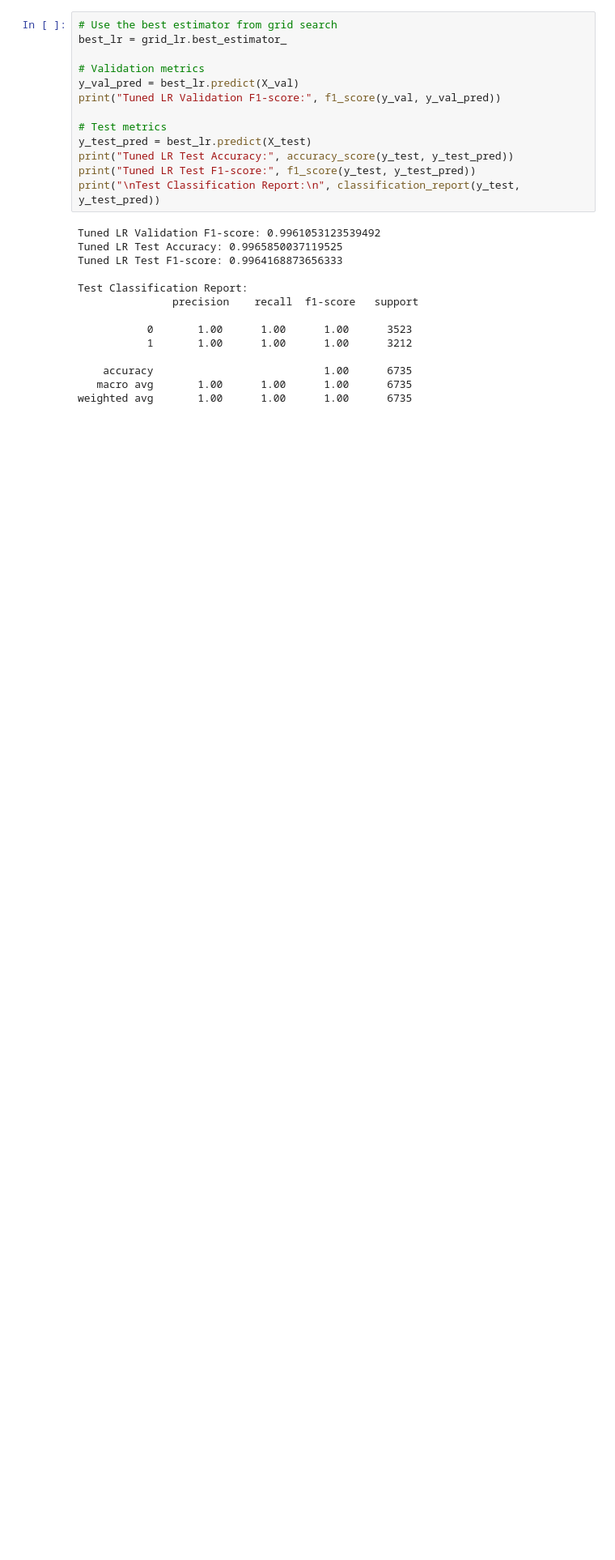
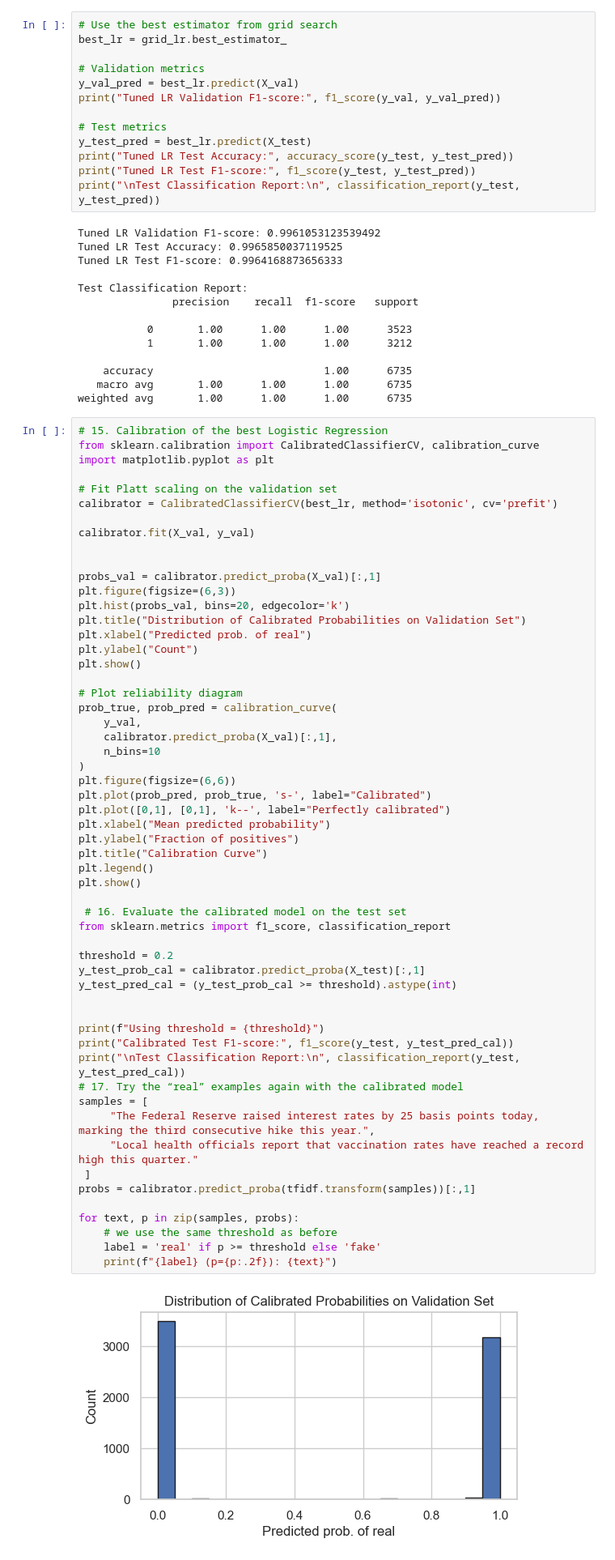
Before and after one commit to Lucaasgg/Fake-News-Classifier, a Jupyter notebook: notebooks/01_EDA.ipynb, the cells around one changed output. Shown at 81% size. Cells and saved outputs as stored; diff of their text form; blank space fills up the shorter version.

```diff
--- a/notebooks/01_EDA.ipynb
+++ b/notebooks/01_EDA.ipynb
@@ -298,3 +298,61 @@ Test Classification Report:
     accuracy                           1.00      6735
    macro avg       1.00      1.00      1.00      6735
 weighted avg       1.00      1.00      1.00      6735
+# %%
+# 15. Calibration of the best Logistic Regression
+from sklearn.calibration import CalibratedClassifierCV, calibration_curve
+import matplotlib.pyplot as plt
+
+# Fit Platt scaling on the validation set
+calibrator = CalibratedClassifierCV(best_lr, method='isotonic', cv='prefit')
+
+calibrator.fit(X_val, y_val)
+
+
+probs_val = calibrator.predict_proba(X_val)[:,1]
+plt.figure(figsize=(6,3))
+plt.hist(probs_val, bins=20, edgecolor='k')
+plt.title("Distribution of Calibrated Probabilities on Validation Set")
+plt.xlabel("Predicted prob. of real")
+plt.ylabel("Count")
+plt.show()
+
+# Plot reliability diagram
+prob_true, prob_pred = calibration_curve(
+    y_val,
+    calibrator.predict_proba(X_val)[:,1],
+    n_bins=10
+)
+plt.figure(figsize=(6,6))
+plt.plot(prob_pred, prob_true, 's-', label="Calibrated")
+plt.plot([0,1], [0,1], 'k--', label="Perfectly calibrated")
+plt.xlabel("Mean predicted probability")
+plt.ylabel("Fraction of positives")
+plt.title("Calibration Curve")
+plt.legend()
+plt.show()
+
+ # 16. Evaluate the calibrated model on the test set
+from sklearn.metrics import f1_score, classification_report
+
+threshold = 0.2
+y_test_prob_cal = calibrator.predict_proba(X_test)[:,1]
+y_test_pred_cal = (y_test_prob_cal >= threshold).astype(int)
+
+
+print(f"Using threshold = {threshold}")
+print("Calibrated Test F1-score:", f1_score(y_test, y_test_pred_cal))
+print("\nTest Classification Report:\n", classification_report(y_test, y_test_pred_cal))
+# 17. Try the “real” examples again with the calibrated model
+samples = [
+     "The Federal Reserve raised interest rates by 25 basis points today, marking the third consecutive hike this year.",
+     "Local health officials report that vaccination rates have reached a record high this quarter."
+ ]
+probs = calibrator.predict_proba(tfidf.transform(samples))[:,1]
+
+for text, p in zip(samples, probs):
+    # we use the same threshold as before
+    label = 'real' if p >= threshold else 'fake'
+    print(f"{label} (p={p:.2f}): {text}")
+# %% [output]
+[figure, added]
```
Also changed, not shown: parts of 4 cells of this notebook, 3 other files.
